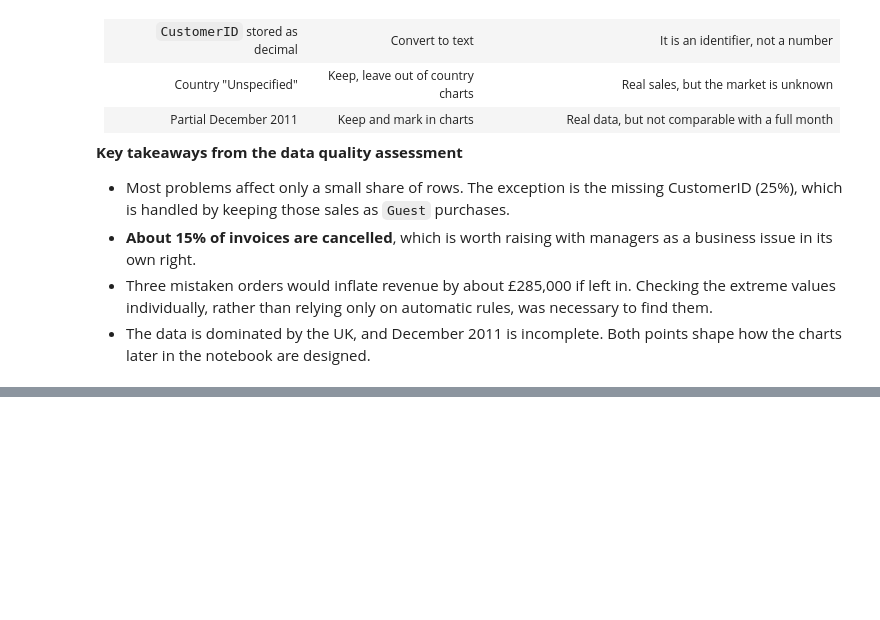
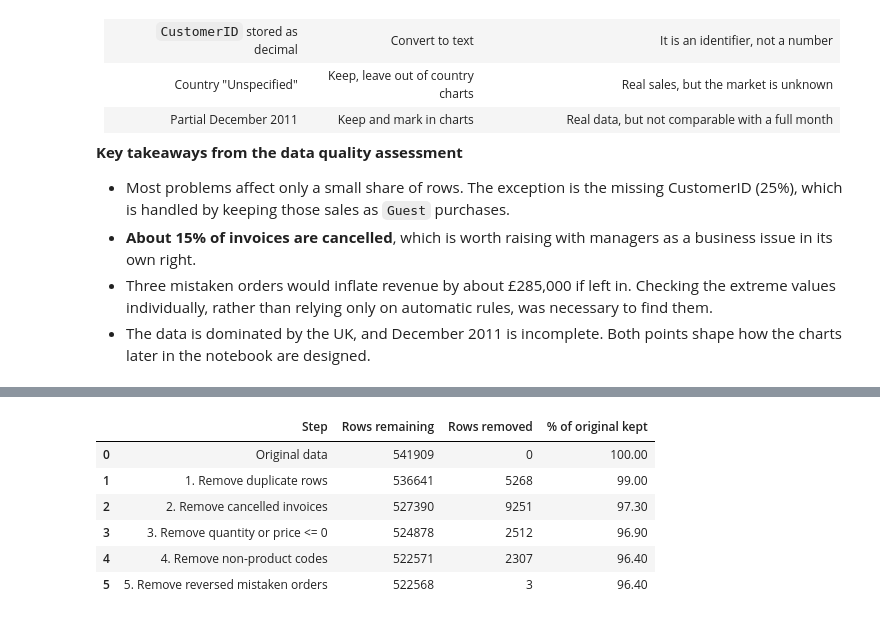
Before and after one commit to Matheus-Castilho/CA2-DV, a Jupyter notebook: CA2-DV.ipynb, the cells around one changed output, grey strips where cells are left out. Saved outputs shown, nothing was run; the diff lists cells and outputs as text; code cells hidden in the pictures; blank space fills up the shorter version.

```diff
--- a/CA2-DV.ipynb
+++ b/CA2-DV.ipynb
@@ -394,0 +476,14 @@ The issues overlap (for example, every cancellation also has a negative quantity
+# %%
+# Show the cleaning log as a table
+log = pd.DataFrame(cleaning_log, columns=['Step', 'Rows remaining'])
+log['Rows removed'] = -log['Rows remaining'].diff().fillna(0).astype(int)
+log['% of original kept'] = (log['Rows remaining'] / log['Rows remaining'].iloc[0] * 100).round(1)
+log
+# %% [output]
+|  | Step | Rows remaining | Rows removed | % of original kept |
+| 0 | Original data | 541909 | 0 | 100.00 |
+| 1 | 1. Remove duplicate rows | 536641 | 5268 | 99.00 |
+| 2 | 2. Remove cancelled invoices | 527390 | 9251 | 97.30 |
+| 3 | 3. Remove quantity or price <= 0 | 524878 | 2512 | 96.90 |
+| 4 | 4. Remove non-product codes | 522571 | 2307 | 96.40 |
+| 5 | 5. Remove reversed mistaken orders | 522568 | 3 | 96.40 |
```
Also changed, not shown: parts of 19 cells of this notebook.
